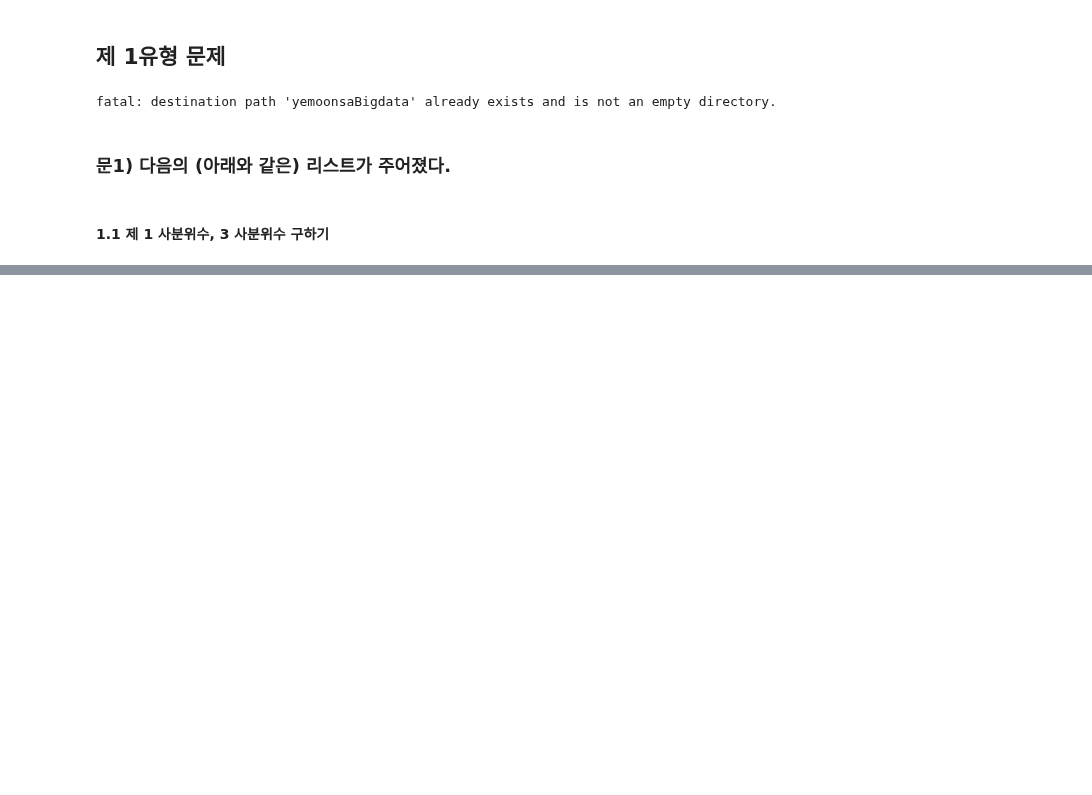
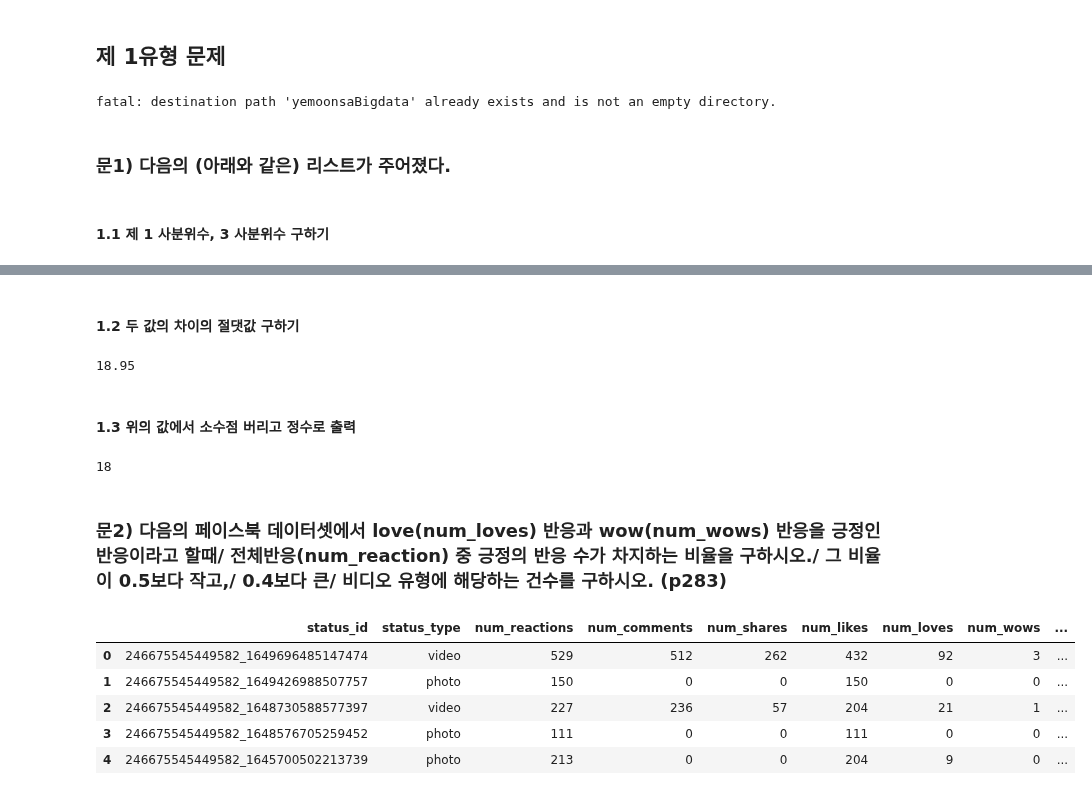
Before and after one commit to va4756/yemoon_bigdata_test, a Jupyter notebook: bigdata_예문_실전문제_example2.ipynb, the cells around one changed output, grey strips where cells are left out. Saved outputs shown, nothing was run; the diff lists cells and outputs as text; code cells hidden in the pictures; blank space fills up the shorter version.

```diff
--- a/bigdata_예문_실전문제_example2.ipynb
+++ b/bigdata_예문_실전문제_example2.ipynb
@@ -1070,0 +1075,28 @@ lst = [2, 3, 3.2, 5, 7.5, 10, 11.8, 12, 23, 25, 31.5, 34]
+# %% [markdown]
+#### 1.2 두 값의 차이의 절댓값 구하기
+# %%
+diff = abs(q3 - q1)
+print(diff)
+# %% [output]
+18.95
+# %% [markdown]
+#### 1.3 위의 값에서 소수점 버리고 정수로 출력
+# %%
+result = int(diff)
+result
+# %% [output]
+18
+# %% [markdown]
+### 문2) 다음의 페이스북 데이터셋에서 love(num_loves) 반응과 wow(num_wows) 반응을 긍정인 반응이라고 할때/ 전체반응(num_reaction) 중 긍정의 반응 수가 차지하는 비율을 구하시오./ 그 비율이 0.5보다 작고,/ 0.4보다 큰/ 비디오 유형에 해당하는 건수를 구하시오. (p283)
+# %%
+import pandas as pd
+
+df = pd.read_csv('/content/yemoonsaBigdata/datasets/Part5/402_facebook.csv')
+df.head()
+# %% [output]
+|  | status_id | status_type | num_reactions | num_comments | num_shares | num_likes | num_loves | num_wows | ... |
+| 0 | 246675545449582_1649696485147474 | video | 529 | 512 | 262 | 432 | 92 | 3 | ... |
+| 1 | 246675545449582_1649426988507757 | photo | 150 | 0 | 0 | 150 | 0 | 0 | ... |
+| 2 | 246675545449582_1648730588577397 | video | 227 | 236 | 57 | 204 | 21 | 1 | ... |
+| 3 | 246675545449582_1648576705259452 | photo | 111 | 0 | 0 | 111 | 0 | 0 | ... |
+| 4 | 246675545449582_1645700502213739 | photo | 213 | 0 | 0 | 204 | 9 | 0 | ... |
```
Also changed, not shown: parts of 29 cells of this notebook.
